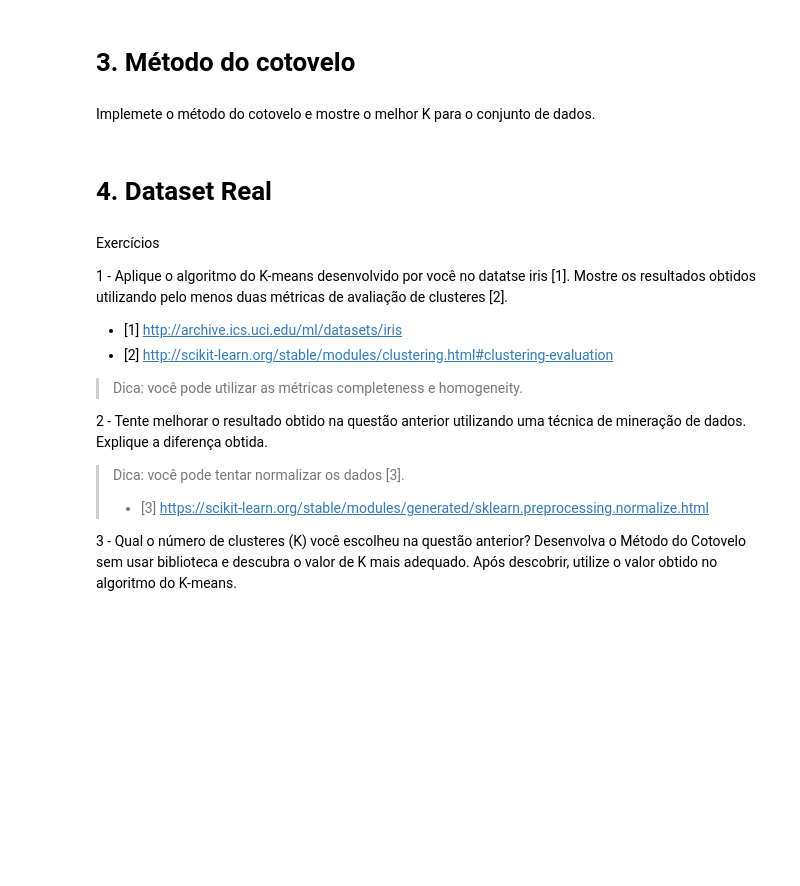
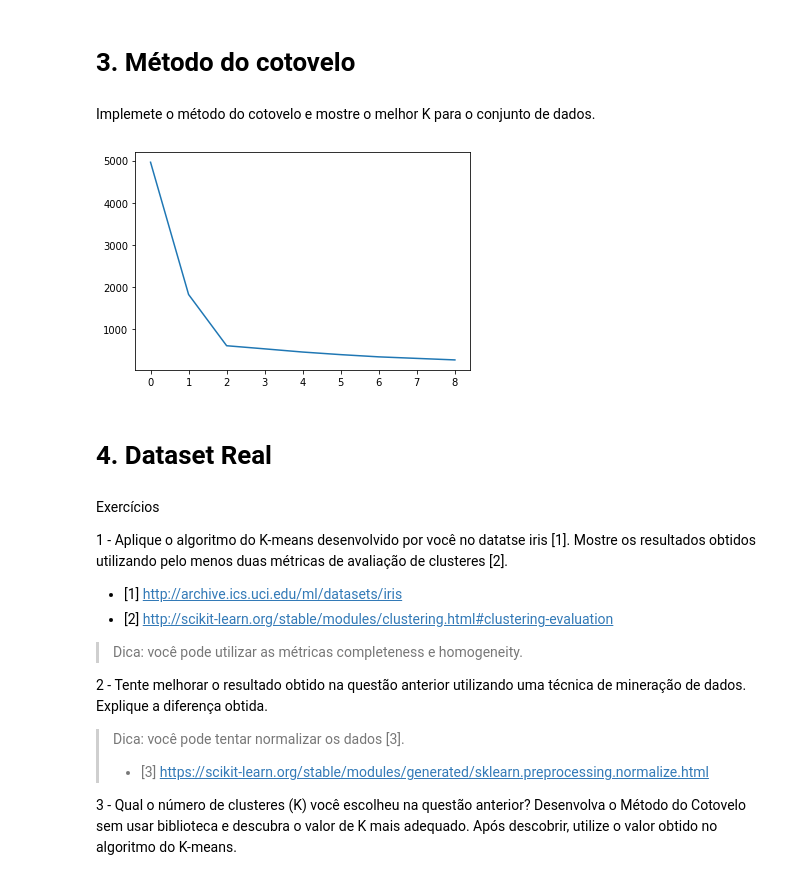
Before and after one commit to AndyFernandes/data-mining, a Jupyter notebook: KMeans/KMeans.ipynb, the cells around one changed output. Saved outputs shown, nothing was run; the diff lists cells and outputs as text; code cells hidden in the pictures; blank space fills up the shorter version.

Commit message:
[+] Finalização KMeans

```diff
--- a/KMeans/KMeans.ipynb
+++ b/KMeans/KMeans.ipynb
@@ -379,0 +374,12 @@ Use a implementação do algoritmo do scikit-learn do K-means para o mesmo conju
+# %%
+from sklearn.cluster import KMeans
+
+scktKmeans = KMeans(n_clusters = 3)
+scktKmeans.fit(dataset)
+
+kmeans = KMeans(n_clusters=3)
+kmeans.fit(dataset)
+
+print("[MEU - KMEANS] Inércia = ", kmeans.inertia_)
+
+print("[Scikit Learn - KMEANS] Inércia = ", scktKmeans.inertia_)
@@ -386,3 +393,17 @@ Implemete o método do cotovelo e mostre o melhor K para o conjunto de dados.
+# %%
+def cotovelo(K):
+    lista = np.arange(1, K)
+    inertias = []
+
+    for k in lista:
+        inertias.append(KMeans(k).fit(dataset).inertia_)
+    return inertias
+
+inertias = cotovelo(10)
+plt.plot(inertias)
+plt.show()
+# %% [output]
+[figure, added]
 # %% [markdown]
 # 4. Dataset Real
 # %% [markdown]
```
Also changed, not shown: parts of 18 cells of this notebook, 1 other file.
